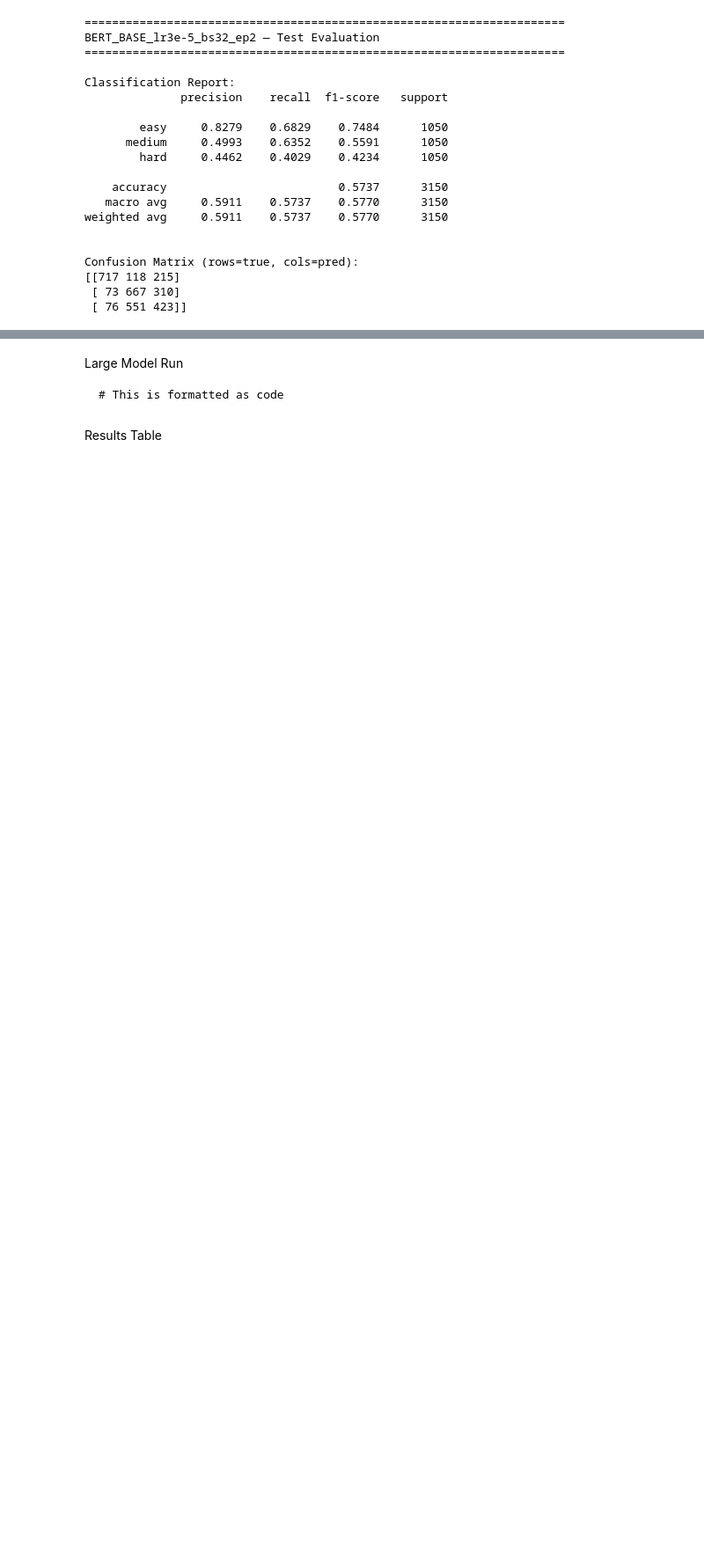
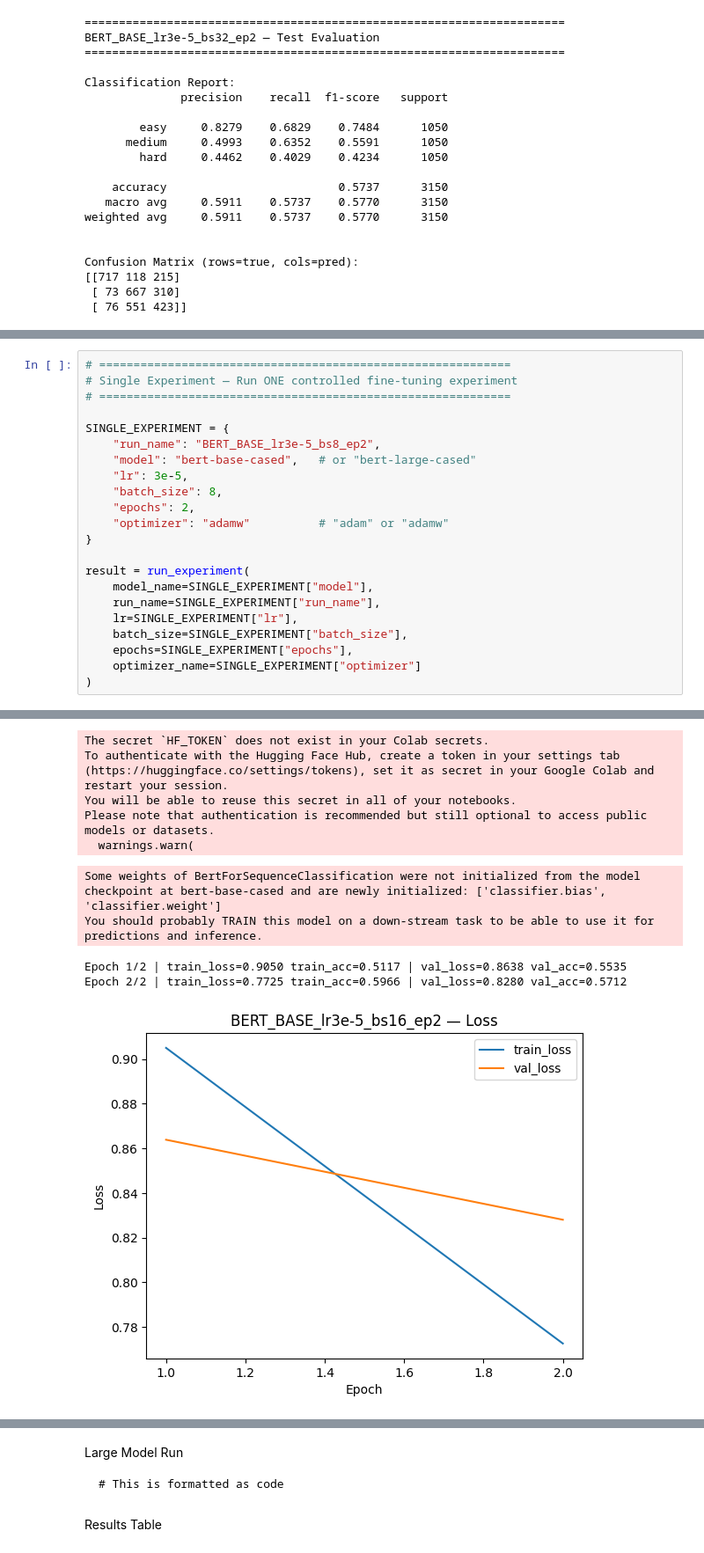
Before and after one commit to eliyahuav/NLP-project, a Jupyter notebook: PART6_Transformers.ipynb, the cells around one changed output, grey strips where cells are left out. Shown at 88% size. Saved outputs shown, nothing was run; the diff lists cells and outputs as text; blank space fills up the shorter version.

```diff
--- a/PART6_Transformers.ipynb
+++ b/PART6_Transformers.ipynb
@@ -680,0 +738,23 @@ Confusion Matrix (rows=true, cols=pred):
+# %%
+# ============================================================
+# Single Experiment — Run ONE controlled fine-tuning experiment
+# ============================================================
+
+SINGLE_EXPERIMENT = {
+    "run_name": "BERT_BASE_lr3e-5_bs8_ep2",
+    "model": "bert-base-cased",   # or "bert-large-cased"
+    "lr": 3e-5,
+    "batch_size": 8,
+    "epochs": 2,
+    "optimizer": "adamw"          # "adam" or "adamw"
+}
+
+result = run_experiment(
+    model_name=SINGLE_EXPERIMENT["model"],
+    run_name=SINGLE_EXPERIMENT["run_name"],
+    lr=SINGLE_EXPERIMENT["lr"],
+    batch_size=SINGLE_EXPERIMENT["batch_size"],
+    epochs=SINGLE_EXPERIMENT["epochs"],
+    optimizer_name=SINGLE_EXPERIMENT["optimizer"]
+)
+# %% [output]
@@ -680,0 +766,10 @@ Confusion Matrix (rows=true, cols=pred):
+The secret `HF_TOKEN` does not exist in your Colab secrets.
+To authenticate with the Hugging Face Hub, create a token in your settings tab (https://huggingface.co/settings/tokens), set it as secret in your Google Colab and restart your session.
+You will be able to reuse this secret in all of your notebooks.
+Please note that authentication is recommended but still optional to access public models or datasets.
+  warnings.warn(
+Some weights of BertForSequenceClassification were not initialized from the model checkpoint at bert-base-cased and are newly initialized: ['classifier.bias', 'classifier.weight']
+You should probably TRAIN this model on a down-stream task to be able to use it for predictions and inference.
+Epoch 1/2 | train_loss=0.9050 train_acc=0.5117 | val_loss=0.8638 val_acc=0.5535
+Epoch 2/2 | train_loss=0.7725 train_acc=0.5966 | val_loss=0.8280 val_acc=0.5712
+[figure, added]
```
Also changed, not shown: parts of 4 cells of this notebook.
